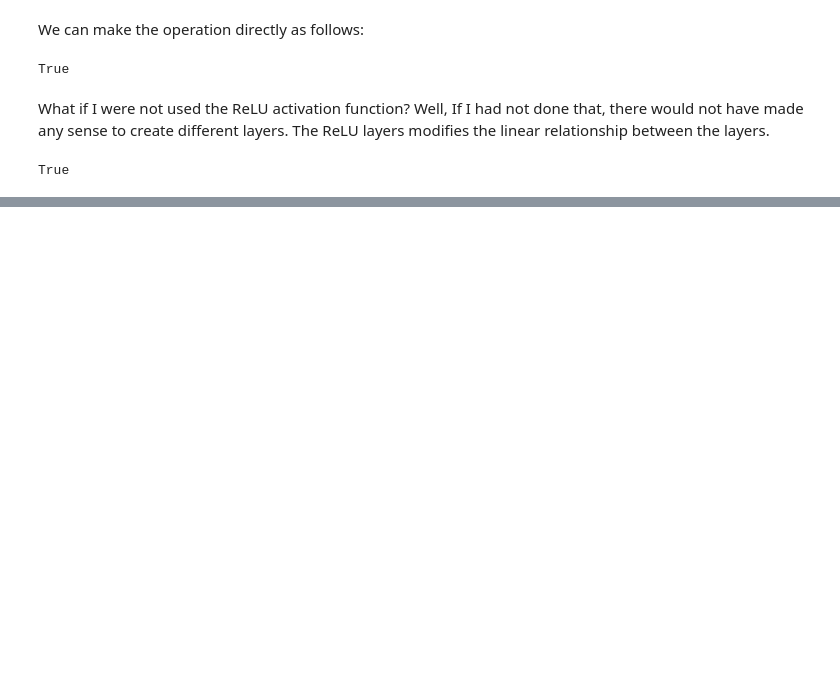
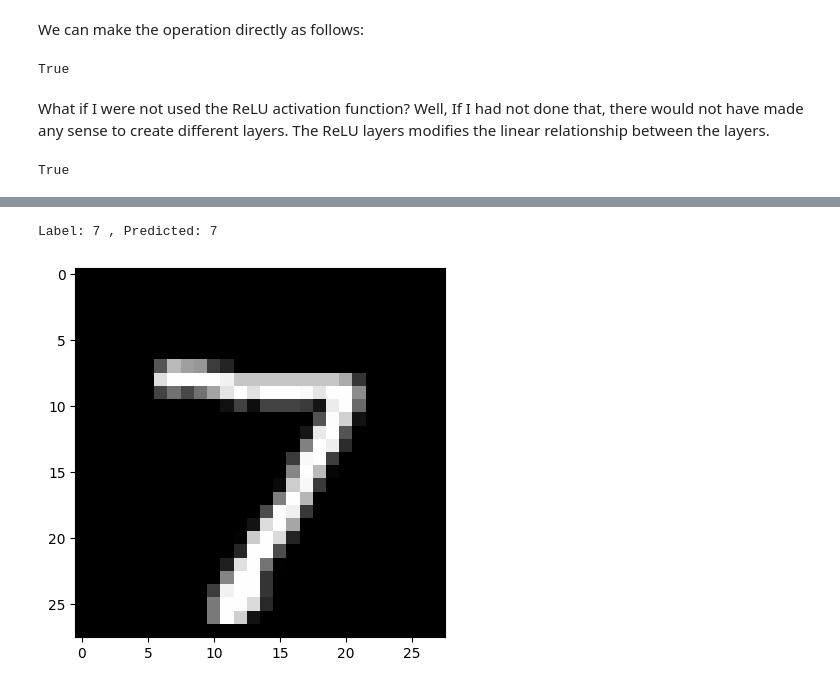
Before and after one commit to fjpcediel87/DeepLearning--Learning, a Jupyter notebook: Simple_NN.ipynb, the cells around one changed output, grey strips where cells are left out. Drawn from its saved outputs; the diff is of its cells as text; code cells hidden in the pictures; blank space fills up the shorter version.

```diff
--- a/Simple_NN.ipynb
+++ b/Simple_NN.ipynb
@@ -159,0 +293,8 @@ True
+# %%
+train_loader = DeviceDataLoader(train_loader, device)
+val_loader = DeviceDataLoader(val_loader, device)
+# %%
+for xb, yb in val_loader:
+  print('xb.device:', xb.device)
+  print('yb:', yb)
+  break
@@ -159,0 +402,7 @@ True
+# %%
+img, label = test_dataset[0]
+plt.imshow(img[0], cmap='gray')
+print('Label:', label, ', Predicted:', predict_image(img, model))
+# %% [output]
+Label: 7 , Predicted: 7
+[figure, added]
```
Also changed, not shown: parts of 35 cells of this notebook.
